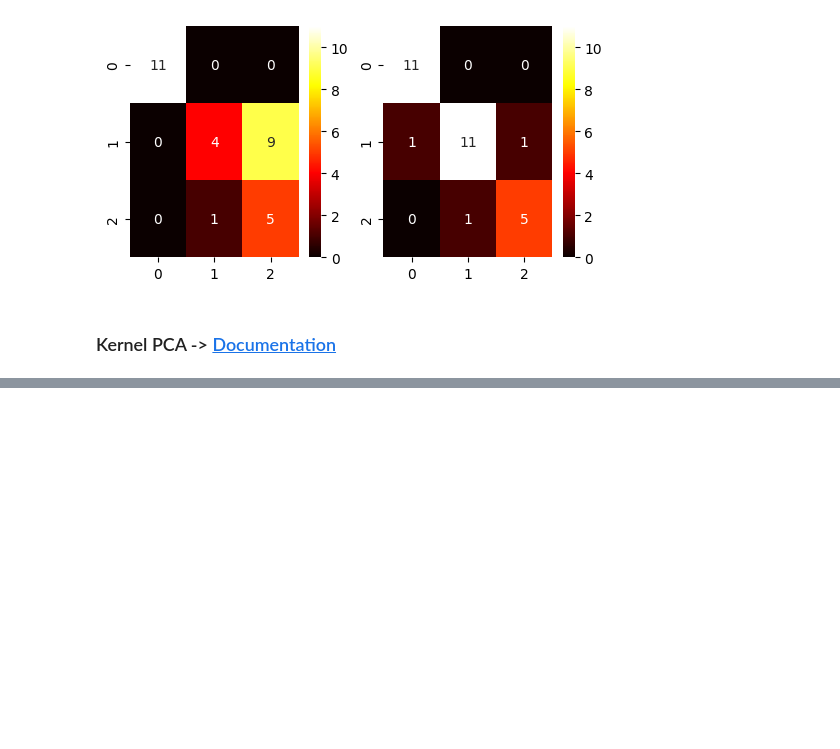
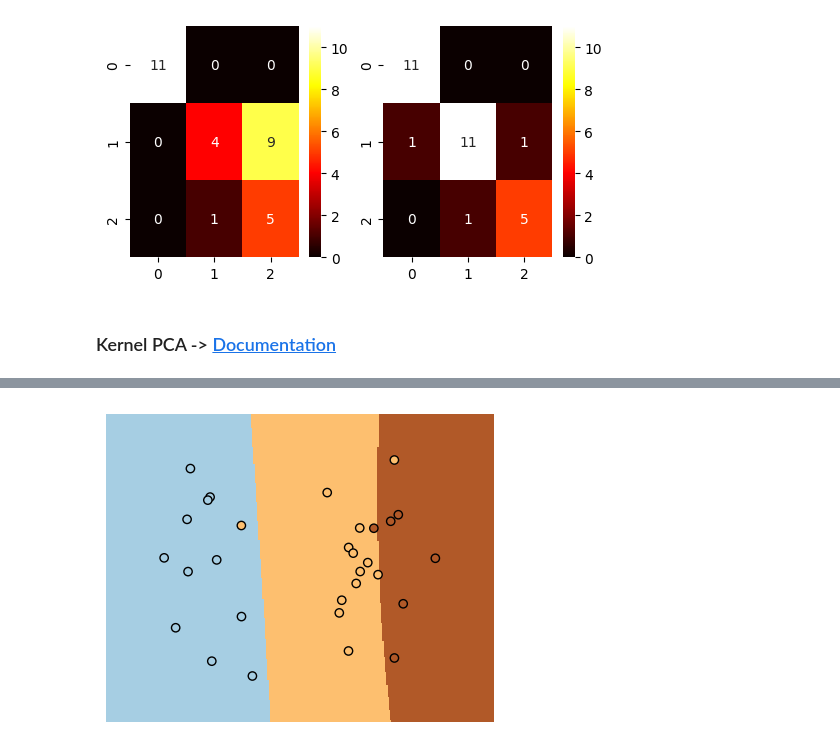
Before and after one commit to EddyTheSaint/ML_J10, a Jupyter notebook: Sem_8/PCA.ipynb, the cells around one changed output, grey strips where cells are left out. Cells and saved outputs as stored; diff of their text form; code cells hidden in the pictures; blank space fills up the shorter version.

```diff
--- a/Sem_8/PCA.ipynb
+++ b/Sem_8/PCA.ipynb
@@ -141,9 +147,21 @@ pred_grid = _
+# %%
+# Clasification boundaries
+h_min, h_max = trans_test[:, 0].min()-0.1 , trans_test[:, 0].max()+0.1
+v_min, v_max = trans_test[:, 1].min()-0.1 , trans_test[:, 1].max()+0.1
+
+h_grid, v_grid = np.meshgrid(np.linspace( h_min , h_max , 300), np.linspace( v_min , v_max , 300))
+pred_grid = clf.predict(np.c_[h_grid.ravel(), v_grid.ravel()])
+pred_grid = pred_grid.reshape(h_grid.shape)
 # %%
+predictions = clf.predict(trans_test)
+
 # plot everything
-_, ax = plt.subplots(figsize = (7,5))
+_, ax = plt.subplots(figsize = (5,4))
 
-ax.pcolormesh( _ , _ , _ , cmap = plt.cm.Paired) #, cmap = plt.cm.Paired
+ax.pcolormesh( h_grid , v_grid , pred_grid , cmap = plt.cm.Paired) #, cmap = plt.cm.Paired
 
-ax.scatter ( _ , _ , _ , edgecolor = 'k', cmap = plt.cm.Paired) # edgecolors = 'k',
+ax.scatter ( trans_test[:, 0] , trans_test[:, 1] , c=y_test , edgecolor = 'k', cmap = plt.cm.Paired) # edgecolors = 'k',
 ax.set_axis_off()
+# %% [output]
+[figure, added]
 # %%
```
Also changed, not shown: parts of 6 cells of this notebook.
